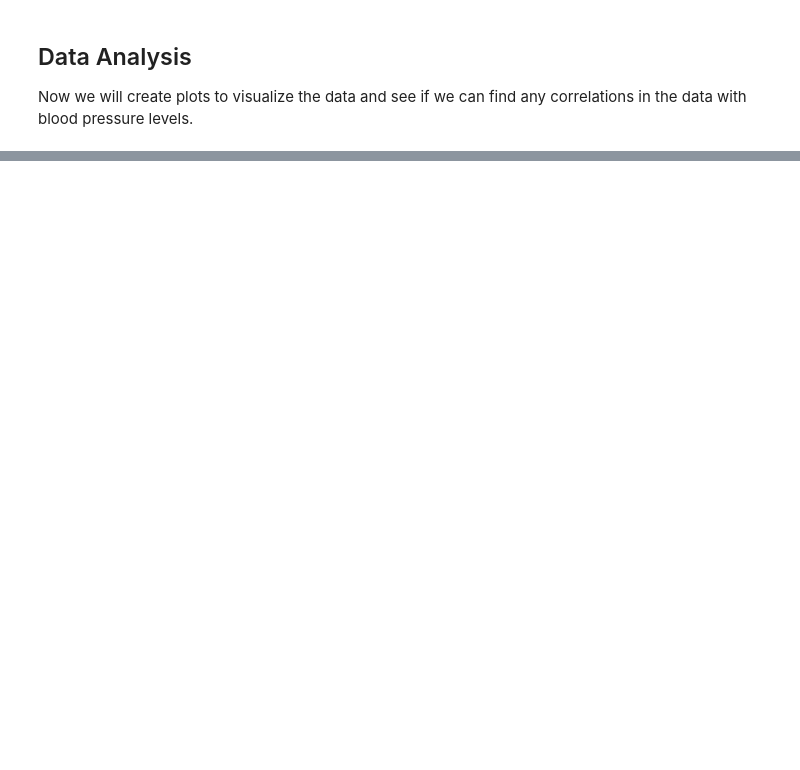
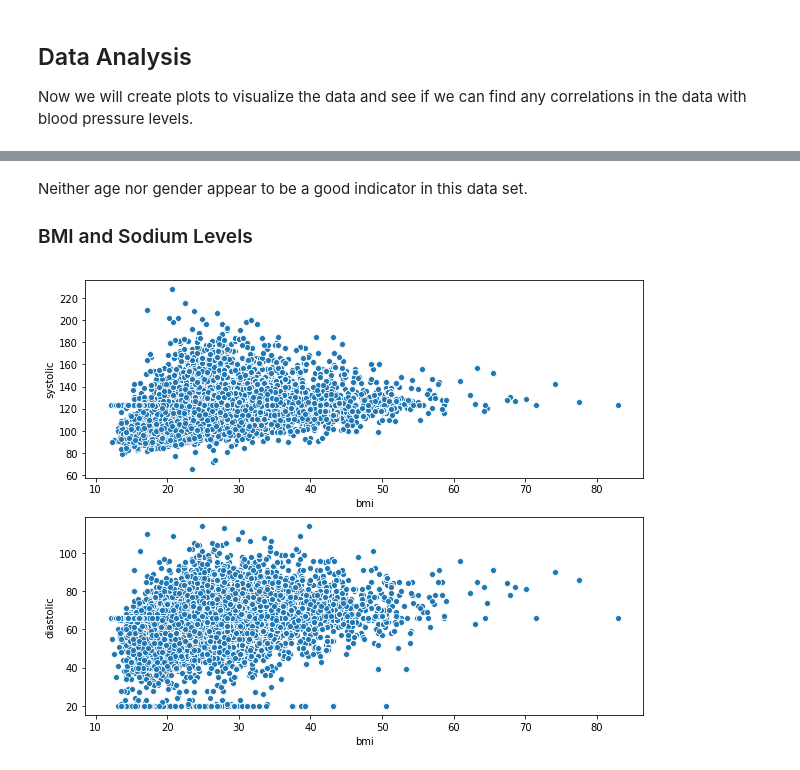
Before and after one commit to mccomackjp/blood-pressure-analysis-and-prediction, a Jupyter notebook: blood_pressure_analysis_and_prediction.ipynb, the cells around one changed output, grey strips where cells are left out. Cells and saved outputs as stored; diff of their text form; code cells hidden in the pictures; blank space fills up the shorter version.

```diff
--- a/blood_pressure_analysis_and_prediction.ipynb
+++ b/blood_pressure_analysis_and_prediction.ipynb
@@ -600,0 +800,7 @@ def plot(columns, df):
+# %% [markdown]
+Neither age nor gender appear to be a good indicator in this data set.
+### BMI and Sodium Levels
+# %%
+plot(['bmi'], df)
+# %% [output]
+[figure, added]
```
Also changed, not shown: parts of 49 cells of this notebook.
